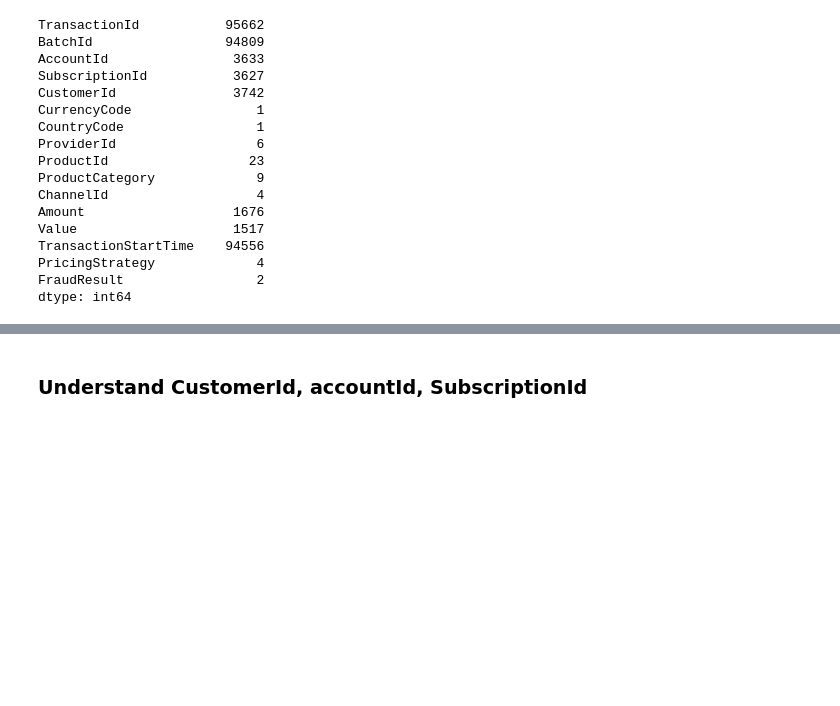
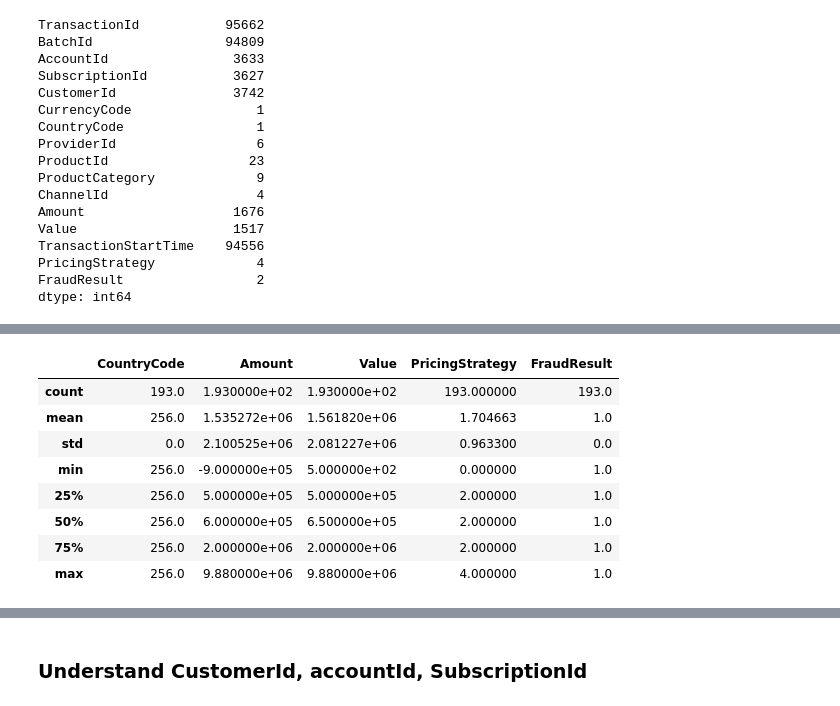
Before and after one commit to FadelMamar/fraud-detection-galsen, a Jupyter notebook: notebooks/EDA.ipynb, the cells around one changed output, grey strips where cells are left out. Saved outputs shown, nothing was run; the diff lists cells and outputs as text; code cells hidden in the pictures; blank space fills up the shorter version.

```diff
--- a/notebooks/EDA.ipynb
+++ b/notebooks/EDA.ipynb
@@ -77,0 +152,13 @@ columns_to_drop = ['BatchId','CurrencyCode','CountryCode']
+# %%
+stats_fraud = df_data.loc[df_data['FraudResult']==1].describe()
+stats_fraud
+# %% [output]
+|  | CountryCode | Amount | Value | PricingStrategy | FraudResult |
+| count | 193.0 | 1.930000e+02 | 1.930000e+02 | 193.000000 | 193.0 |
+| mean | 256.0 | 1.535272e+06 | 1.561820e+06 | 1.704663 | 1.0 |
+| std | 0.0 | 2.100525e+06 | 2.081227e+06 | 0.963300 | 0.0 |
+| min | 256.0 | -9.000000e+05 | 5.000000e+02 | 0.000000 | 1.0 |
+| 25% | 256.0 | 5.000000e+05 | 5.000000e+05 | 2.000000 | 1.0 |
+| 50% | 256.0 | 6.000000e+05 | 6.500000e+05 | 2.000000 | 1.0 |
+| 75% | 256.0 | 2.000000e+06 | 2.000000e+06 | 2.000000 | 1.0 |
+| max | 256.0 | 9.880000e+06 | 9.880000e+06 | 4.000000 | 1.0 |
```
Also changed, not shown: parts of 7 cells of this notebook, 6 other files.
